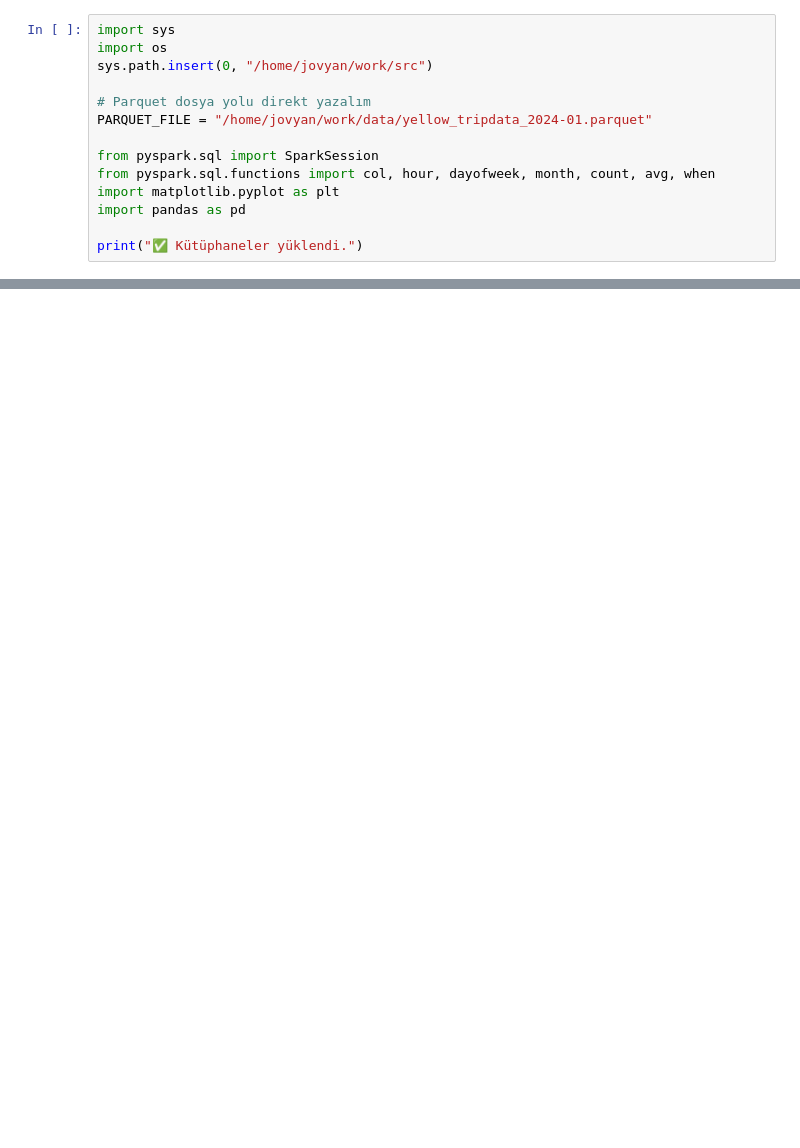
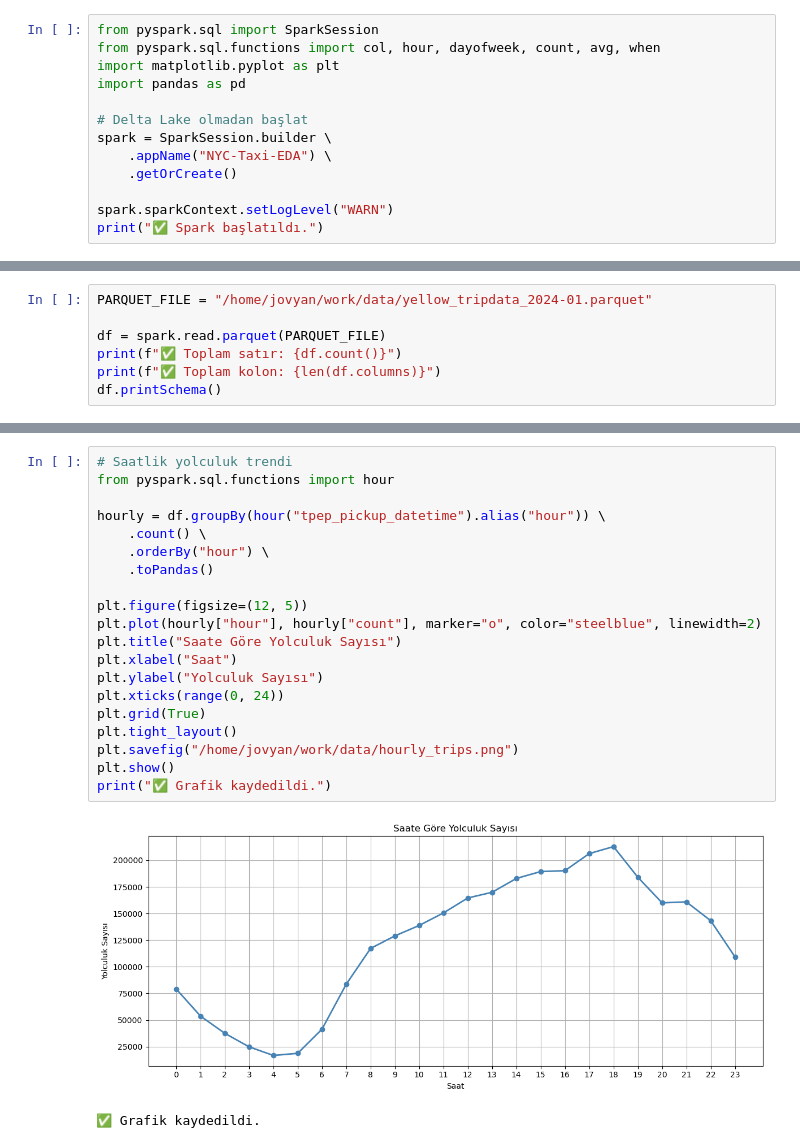
Before and after one commit to Melissportakall/bigdataproject, a Jupyter notebook: notebooks/04_eda.ipynb, the cells around one changed output, grey strips where cells are left out. Cells and saved outputs as stored; diff of their text form; blank space fills up the shorter version.

```diff
--- a/notebooks/04_eda.ipynb
+++ b/notebooks/04_eda.ipynb
@@ -1,15 +1,14 @@
 # %%
-import sys
-import os
-sys.path.insert(0, "/home/jovyan/work/src")
-
-# Parquet dosya yolu direkt yazalım
-PARQUET_FILE = "/home/jovyan/work/data/yellow_tripdata_2024-01.parquet"
-
 from pyspark.sql import SparkSession
-from pyspark.sql.functions import col, hour, dayofweek, month, count, avg, when
+from pyspark.sql.functions import col, hour, dayofweek, count, avg, when
 import matplotlib.pyplot as plt
 import pandas as pd
 
-print("✅ Kütüphaneler yüklendi.")
+# Delta Lake olmadan başlat
+spark = SparkSession.builder \
+    .appName("NYC-Taxi-EDA") \
+    .getOrCreate()
+
+spark.sparkContext.setLogLevel("WARN")
+print("✅ Spark başlatıldı.")
 # %% [output]
@@ -16,0 +16,7 @@ ModuleNotFoundError: No module named 'pyspark'
+# %%
+PARQUET_FILE = "/home/jovyan/work/data/yellow_tripdata_2024-01.parquet"
+
+df = spark.read.parquet(PARQUET_FILE)
+print(f"✅ Toplam satır: {df.count()}")
+print(f"✅ Toplam kolon: {len(df.columns)}")
+df.printSchema()
@@ -16,0 +78,23 @@ ModuleNotFoundError: No module named 'pyspark'
+# %%
+# Saatlik yolculuk trendi
+from pyspark.sql.functions import hour
+
+hourly = df.groupBy(hour("tpep_pickup_datetime").alias("hour")) \
+    .count() \
+    .orderBy("hour") \
+    .toPandas()
+
+plt.figure(figsize=(12, 5))
+plt.plot(hourly["hour"], hourly["count"], marker="o", color="steelblue", linewidth=2)
+plt.title("Saate Göre Yolculuk Sayısı")
+plt.xlabel("Saat")
+plt.ylabel("Yolculuk Sayısı")
+plt.xticks(range(0, 24))
+plt.grid(True)
+plt.tight_layout()
+plt.savefig("/home/jovyan/work/data/hourly_trips.png")
+plt.show()
+print("✅ Grafik kaydedildi.")
+# %% [output]
+[figure, added]
+✅ Grafik kaydedildi.
```
Also changed, not shown: parts of 9 cells of this notebook.
